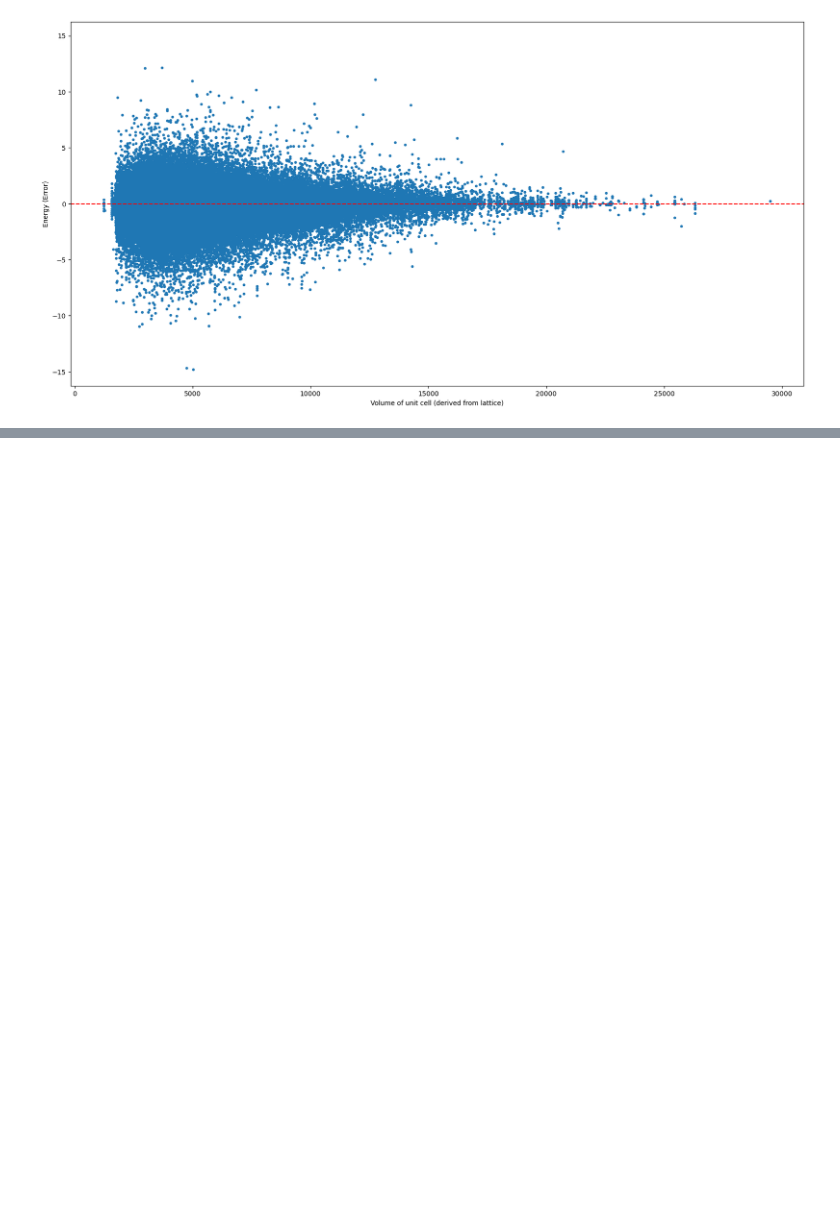
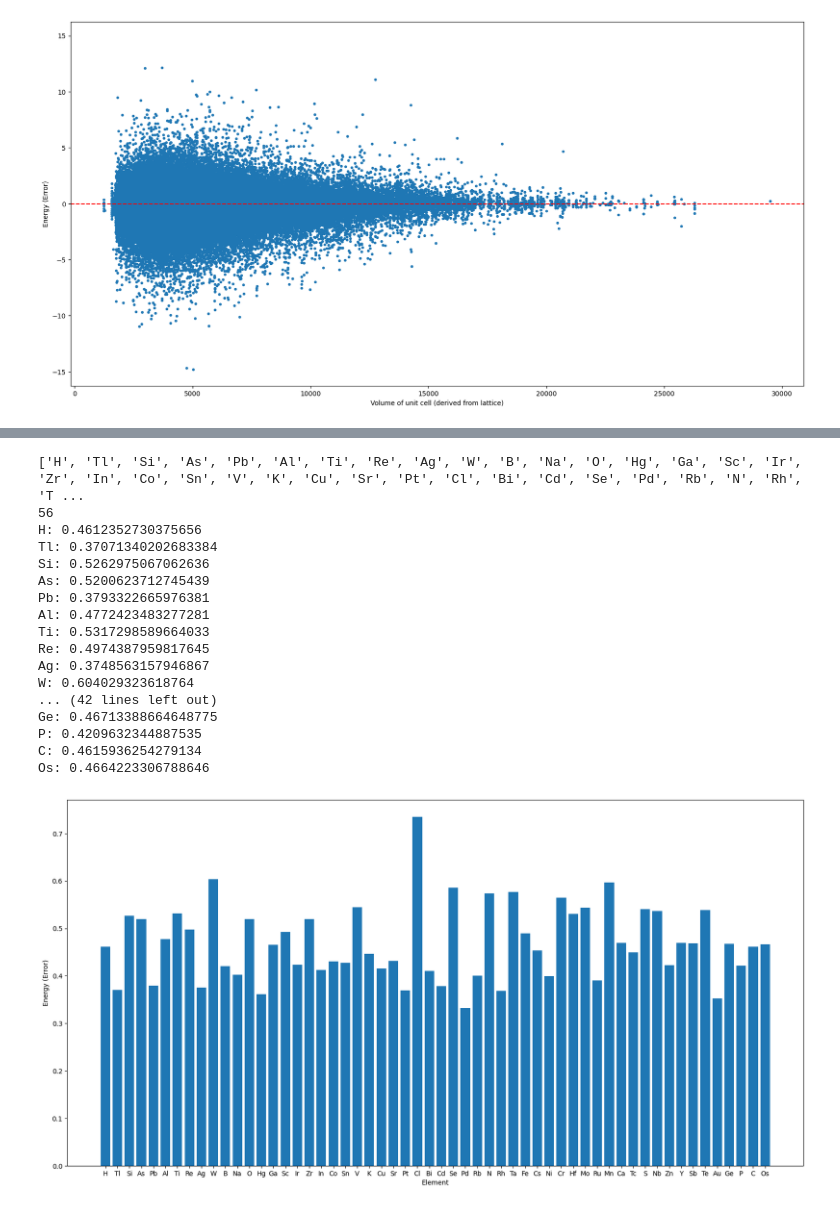
Before and after one commit to kimolijones/A-Star-is-born, a Jupyter notebook: main.ipynb, the cells around one changed output, grey strips where cells are left out. Drawn from its saved outputs; the diff is of its cells as text; code cells hidden in the pictures; blank space fills up the shorter version.

```diff
--- a/main.ipynb
+++ b/main.ipynb
@@ -51,9 +51,0 @@ print(df.shape)
-# %%
-mylist = []
-for i in range(460332):
-    mylist += dataset_list[i].get_chemical_symbols()
-    mylist = [*set(mylist)]
-
-mylist = [*set(mylist)]
-print(mylist)
-print(len(mylist))
@@ -101,0 +74,52 @@ display(df[df['chemical formula'].str.contains('Al')])
+# %%
+elements = []
+for i in range(len(df)):
+    elements += dataset_list[i].get_chemical_symbols()
+    elements = [*set(elements)]
+
+print(elements)
+print(len(elements))
+
+
+unweighted_mean_errors = []
+weighted_mean_errors = []
+for element in elements:
+    df_filtered = df[df['chemical formula'].str.contains(element)]
+
+    unweighted_mean_error = df_filtered["energy (error)"].abs().mean()
+    print(f'{element}: {unweighted_mean_error}')
+    unweighted_mean_errors.append(unweighted_mean_error)
+
+    #weight = df_filtered
+    #weighted_mean_error = unweighted_mean_error * weight
+    #print(f'{element}: {weighted_mean_error}')
+    #weighted_mean_errors.append(weighted_mean_error)
+
+plt.figure(figsize=(20,10))
+plt.xlabel('Element')
+plt.ylabel("Energy (Error)")
+
+# plt.ylim(-1.1*df["energy (error)"].abs().max(), 1.1*df["energy (error)"].abs().max())
+
+plt.bar(elements, unweighted_mean_errors)
+
+plt.show()
+# %% [output]
+['H', 'Tl', 'Si', 'As', 'Pb', 'Al', 'Ti', 'Re', 'Ag', 'W', 'B', 'Na', 'O', 'Hg', 'Ga', 'Sc', 'Ir', 'Zr', 'In', 'Co', 'Sn', 'V', 'K', 'Cu', 'Sr', 'Pt', 'Cl', 'Bi', 'Cd', 'Se', 'Pd', 'Rb', 'N', 'Rh', 'T ...
+56
+H: 0.4612352730375656
+Tl: 0.37071340202683384
+Si: 0.5262975067062636
+As: 0.5200623712745439
+Pb: 0.3793322665976381
+Al: 0.4772423483277281
+Ti: 0.5317298589664033
+Re: 0.4974387959817645
+Ag: 0.3748563157946867
+W: 0.604029323618764
+... (42 lines left out)
+Ge: 0.46713388664648775
+P: 0.4209632344887535
+C: 0.4615936254279134
+Os: 0.4664223306788646
+[figure, added]
```
Also changed, not shown: parts of 3 cells of this notebook.
